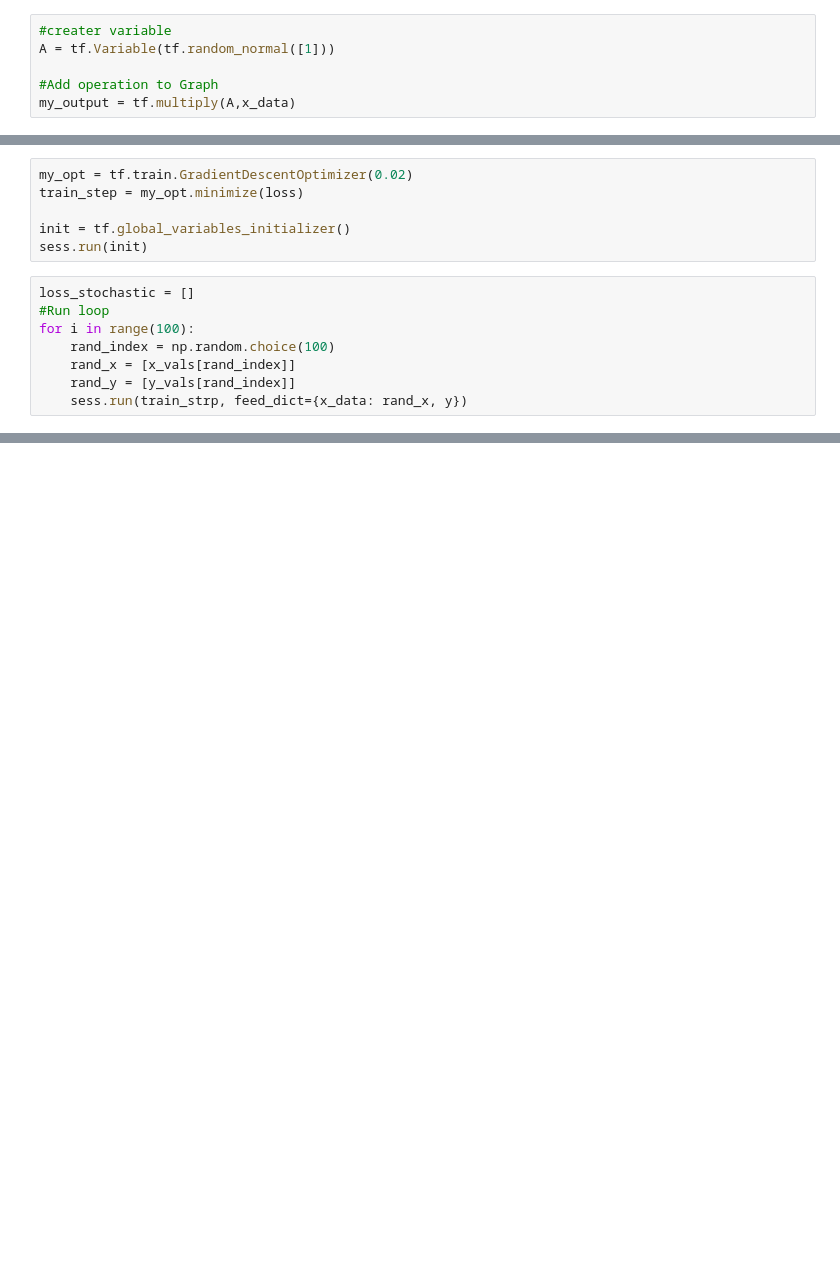
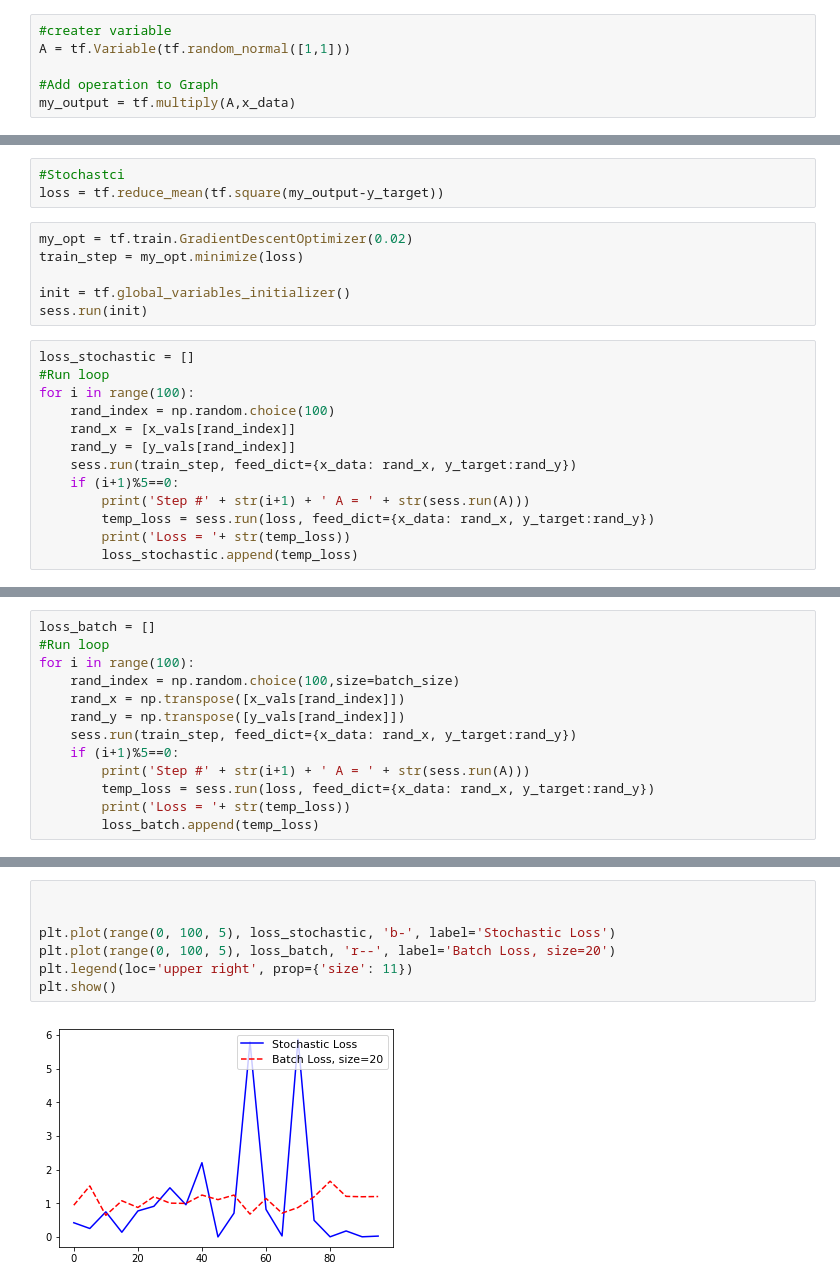
Before and after one commit to e173101/TensorFlow, a Jupyter notebook: tensorflow_cookbook_2.ipynb, the cells around one changed output, grey strips where cells are left out. Saved outputs shown, nothing was run; the diff lists cells and outputs as text; blank space fills up the shorter version.

```diff
--- a/tensorflow_cookbook_2.ipynb
+++ b/tensorflow_cookbook_2.ipynb
@@ -98,6 +106,6 @@ y_target = tf.placeholder(shape=[1], dtype=tf.float32)
 # %%
 #creater variable
-A = tf.Variable(tf.random_normal([1]))
+A = tf.Variable(tf.random_normal([1,1]))
 
 #Add operation to Graph
 my_output = tf.multiply(A,x_data)
@@ -106,3 +115,6 @@ loss = tf.square(my_output-y_target)
+# %%
+#Stochastci
+loss = tf.reduce_mean(tf.square(my_output-y_target))
 # %%
 my_opt = tf.train.GradientDescentOptimizer(0.02)
 train_step = my_opt.minimize(loss)
@@ -116,4 +128,9 @@ for i in range(100):
     rand_index = np.random.choice(100)
     rand_x = [x_vals[rand_index]]
     rand_y = [y_vals[rand_index]]
-    sess.run(train_strp, feed_dict={x_data: rand_x, y})
+    sess.run(train_step, feed_dict={x_data: rand_x, y_target:rand_y})
+    if (i+1)%5==0:
+        print('Step #' + str(i+1) + ' A = ' + str(sess.run(A)))
+        temp_loss = sess.run(loss, feed_dict={x_data: rand_x, y_target:rand_y})
+        print('Loss = '+ str(temp_loss))
+        loss_stochastic.append(temp_loss)
@@ -119,0 +155,13 @@ for i in range(100):
+# %%
+loss_batch = []
+#Run loop
+for i in range(100):
+    rand_index = np.random.choice(100,size=batch_size)
+    rand_x = np.transpose([x_vals[rand_index]])
+    rand_y = np.transpose([y_vals[rand_index]])
+    sess.run(train_step, feed_dict={x_data: rand_x, y_target:rand_y})
+    if (i+1)%5==0:
+        print('Step #' + str(i+1) + ' A = ' + str(sess.run(A)))
+        temp_loss = sess.run(loss, feed_dict={x_data: rand_x, y_target:rand_y})
+        print('Loss = '+ str(temp_loss))
+        loss_batch.append(temp_loss)
@@ -119,0 +186,9 @@ for i in range(100):
+# %%
+
+
+plt.plot(range(0, 100, 5), loss_stochastic, 'b-', label='Stochastic Loss')
+plt.plot(range(0, 100, 5), loss_batch, 'r--', label='Batch Loss, size=20')
+plt.legend(loc='upper right', prop={'size': 11})
+plt.show()
+# %% [output]
+[figure, added]
```
Also changed, not shown: parts of 21 cells of this notebook, 2 other files.
